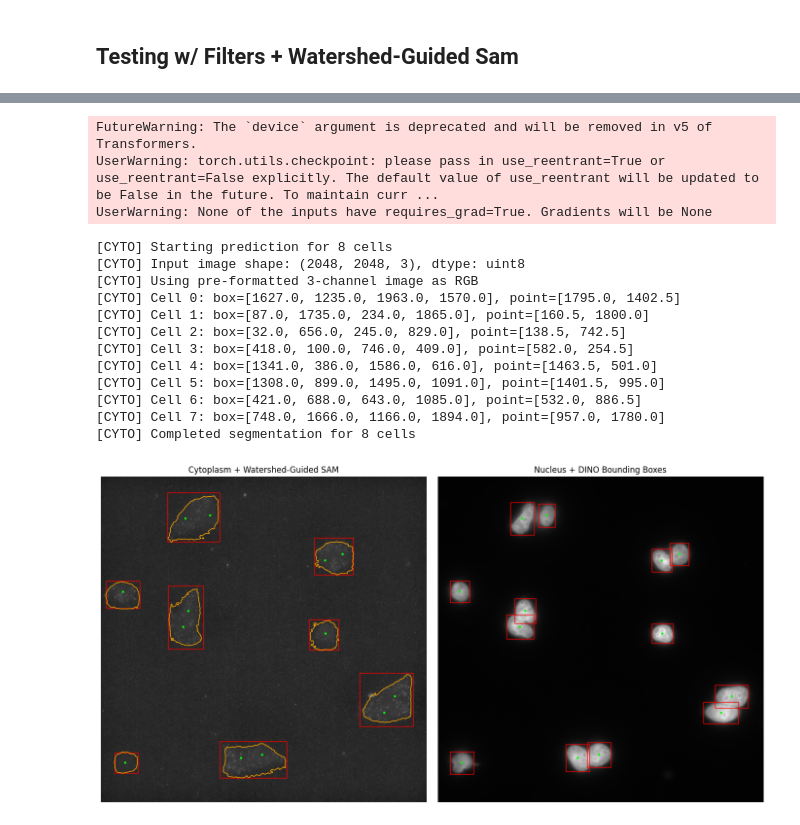
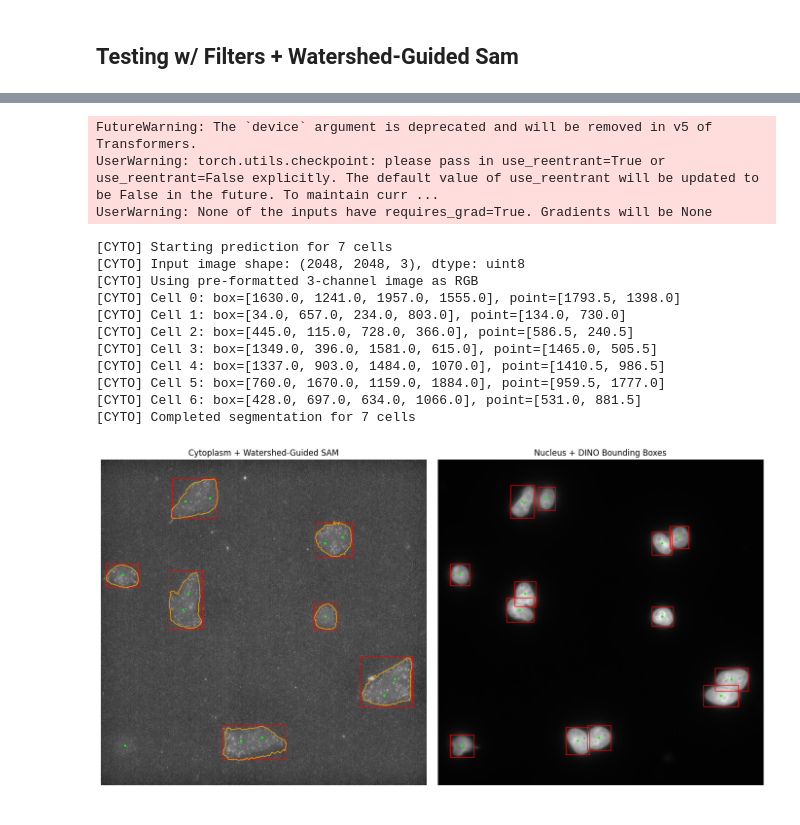
Before and after one commit to UCI-Ding-Lab/FISH-ML, a Jupyter notebook: multi_channel_tryout_488.ipynb, the cells around one changed output, grey strips where cells are left out. Drawn from its saved outputs; the diff is of its cells as text; code cells hidden in the pictures.

```diff
--- a/multi_channel_tryout_488.ipynb
+++ b/multi_channel_tryout_488.ipynb
@@ -79,8 +52,8 @@ Image shape: (3, 2048, 2048)
 import tifffile
 import matplotlib.pyplot as plt
 
-cyt_path = "C:/Users/msgal/Downloads/Ding_Lab/FISH-ML/data2_an/MAX_AD_29_WA2_w2-488_s002.tif"
-nuc_path = "C:/Users/msgal/Downloads/Ding_Lab/FISH-ML/data2_an/AD_29_WA2_w1-DAPI_s002.tif"
+cyt_path = "C:/Users/msgal/Downloads/Ding_Lab/FISH-ML/data_vadym_singletif_STACKED/MAX_EXP_w488_s0026.tif"
+nuc_path = "C:/Users/msgal/Downloads/Ding_Lab/FISH-ML/data_vadym_singletif_STACKED/MAX_EXP_wDAPI_s0026.tif"
 
 cyt_img = tifffile.imread(cyt_path)
 nuc_img = tifffile.imread(nuc_path)
@@ -559,17 +371,45 @@ import pathlib
 # --------------------------------------
 # Helper functions
 # --------------------------------------
+def remove_outliers(img, k=20.0, use_median=False):
+    """
+    Clip values that are more than k std-dev (or MAD units) above center.
+    Args:
+        img: 16-bit numpy array
+        k: threshold (e.g. 3σ)
+        use_median: if True use median+MAD, else mean+std
+    Returns:
+        clipped float32 image in [0,1]
+    """
+    x = img.astype(np.float32)
+
+    if use_median:
+        med = np.median(x)
+        mad = np.median(np.abs(x - med)) + 1e-6
+        sigma = 1.4826 * mad  # robust std estimate
+        thresh = med + k * sigma
+    else:
+        mean = np.mean(x)
+        std = np.std(x)
+        thresh = mean + k * std
+
+    # clip outliers
+    x_clipped = np.minimum(x, thresh)
+
+    # normalize after clipping (to 0..1)
+    x_norm = (x_clipped - x_clipped.min()) / (x_clipped.max() - x_clipped.min() + 1e-6)
+    return x_norm
 
 def normalize_to_uint8(img):
     return cv2.normalize(img, None, 0, 255, cv2.NORM_MINMAX).astype(np.uint8)
 
 def calculate_sigma(img):
     # ----- ESTIMATE SIGMA - Due to clipping in random_noise, the estimate will be a bit smaller than the specified sigma.
-    sig = estimate_sigma(img, channel_axis=-1, average_sigmas=True)
+    sig = estimate_sigma(img, channel_axis=None, average_sigmas=True)
     print(f'Estimated Gaussian noise standard deviation = {sig}')
     return sig
 
-def clahe_filter(img, clip_limit=5.0, tile_size=(8,8)):
+def clahe_filter(img, clip_limit=4.0, tile_size=(8,8)):
     c = cv2.createCLAHE(clipLimit=clip_limit, tileGridSize=tile_size)
     return c.apply(img)
 
@@ -637,10 +477,10 @@ def watershed_segment_with_centers(cyt_img, centers):
 # --------------------------------------
 
 # ----- COMPOSITE IMAGES -----
-# image_path = pathlib.Path("C:/Users/msgal/Downloads/Ding_Lab/FISH-ML/data_an_STACKED/AD_20_A2_3_STACKED.tif")
+# image_path = pathlib.Path("C:/Users/msgal/Downloads/Ding_Lab/FISH-ML/Composite Images (Multi-Channel)/488_pb5sp4_s1.composite.tif")
 
 # with tifffile.TiffFile(image_path) as tif:
-#     ch = tif.pages[0].asarray() # testing with 488
+#     cyt = tif.pages[0].asarray() # testing with 488
 #     nucleus = tif.pages[1].asarray()
 
 # ----- NON COMPOSITE IMAGES -----
@@ -653,14 +493,12 @@ with tifffile.TiffFile(cyt_path) as tif:
 with tifffile.TiffFile(nuc_path) as tif:
     nucleus = tif.pages[0].asarray()
 
-ch = normalize_to_uint8(cyt)
-sigma_est = calculate_sigma(ch)
-cyt_bright = brightness(ch)
-cyt_clahe = clahe_filter(cyt_bright)
+cyt_removed = remove_outliers(cyt)
+cyt_norm = normalize_to_uint8(cyt_removed)
 
-contrast_factor = 2  # Greater than 1 for increased contrast
-brightness_offset = 2   # Adjust brightness (optional)
-enhanced = cv2.addWeighted(cyt_clahe, contrast_factor, np.zeros(cyt_clahe.shape, cyt_clahe.dtype), 0, brightness_offset)
+sigma_est = calculate_sigma(cyt) # Calculate sigma
+
+cyt_clahe = clahe_filter(cyt_norm)
 
 sigma_est = calculate_sigma(cyt_clahe)
 sigma_norm = sigma_est + 3.0
@@ -669,7 +507,7 @@ sigma_weak = sigma_est - 10.0
 cyt_bilat = cv2.bilateralFilter(cyt_clahe, d=9, sigmaColor=sigma_norm, sigmaSpace=15, borderType=cv2.BORDER_REFLECT_101)
 cyt_edge_preserved = cv2.edgePreservingFilter(cyt_clahe, flags=1, sigma_s=sigma_norm, sigma_r=0.4)
 cyt_bilat_edge = cv2.edgePreservingFilter(cyt_bilat, flags=1, sigma_s=sigma_weak, sigma_r=0.4)
-cyt_blended = laplacian(ch, cyt_bilat)
+cyt_blended = laplacian(cyt_norm, cyt_bilat)
 
 # --------
 # Stacking
@@ -714,7 +552,7 @@ for (x1, y1, x2, y2) in bbox_cyto:
     # if not (x1 <= cx <= x2 and y1 <= cy <= y2):
     #     print(f"Center at ({cx:.1f}, {cy:.1f}) is OUTSIDE bbox: ({x1:.1f}, {y1:.1f}) → ({x2:.1f}, {y2:.1f})")
     ax[0].add_patch(Rectangle((x1, y1), x2 - x1, y2 - y1, edgecolor='red', facecolor='none', lw=1))
-    # ax[0].add_patch(Circle((cx, cy), radius=5, color='lime', fill=True))
+    # ax[0].add_patch(Circle((cx, cy), radius=5, color='red', fill=True))
 for mask in masks:
     for contour in measure.find_contours(mask, 0.5):
         ax[0].plot(contour[:, 1], contour[:, 0], linewidth=1, color='orange')
@@ -740,16 +577,15 @@ Estimated Gaussian noise standard deviation = 10.939038157093552
 FutureWarning: The `device` argument is deprecated and will be removed in v5 of Transformers.
 UserWarning: torch.utils.checkpoint: please pass in use_reentrant=True or use_reentrant=False explicitly. The default value of use_reentrant will be updated to be False in the future. To maintain curr ...
 UserWarning: None of the inputs have requires_grad=True. Gradients will be None
-[CYTO] Starting prediction for 8 cells
+[CYTO] Starting prediction for 7 cells
 [CYTO] Input image shape: (2048, 2048, 3), dtype: uint8
 [CYTO] Using pre-formatted 3-channel image as RGB
-[CYTO] Cell 0: box=[1627.0, 1235.0, 1963.0, 1570.0], point=[1795.0, 1402.5]
-[CYTO] Cell 1: box=[87.0, 1735.0, 234.0, 1865.0], point=[160.5, 1800.0]
-[CYTO] Cell 2: box=[32.0, 656.0, 245.0, 829.0], point=[138.5, 742.5]
-[CYTO] Cell 3: box=[418.0, 100.0, 746.0, 409.0], point=[582.0, 254.5]
-[CYTO] Cell 4: box=[1341.0, 386.0, 1586.0, 616.0], point=[1463.5, 501.0]
-[CYTO] Cell 5: box=[1308.0, 899.0, 1495.0, 1091.0], point=[1401.5, 995.0]
-[CYTO] Cell 6: box=[421.0, 688.0, 643.0, 1085.0], point=[532.0, 886.5]
-[CYTO] Cell 7: box=[748.0, 1666.0, 1166.0, 1894.0], point=[957.0, 1780.0]
-[CYTO] Completed segmentation for 8 cells
+[CYTO] Cell 0: box=[1630.0, 1241.0, 1957.0, 1555.0], point=[1793.5, 1398.0]
+[CYTO] Cell 1: box=[34.0, 657.0, 234.0, 803.0], point=[134.0, 730.0]
+[CYTO] Cell 2: box=[445.0, 115.0, 728.0, 366.0], point=[586.5, 240.5]
+[CYTO] Cell 3: box=[1349.0, 396.0, 1581.0, 615.0], point=[1465.0, 505.5]
+[CYTO] Cell 4: box=[1337.0, 903.0, 1484.0, 1070.0], point=[1410.5, 986.5]
+[CYTO] Cell 5: box=[760.0, 1670.0, 1159.0, 1884.0], point=[959.5, 1777.0]
+[CYTO] Cell 6: box=[428.0, 697.0, 634.0, 1066.0], point=[531.0, 881.5]
+[CYTO] Completed segmentation for 7 cells
-[figure, old version]
+[figure, new version]
```
Also changed, not shown: parts of 10 cells of this notebook.
